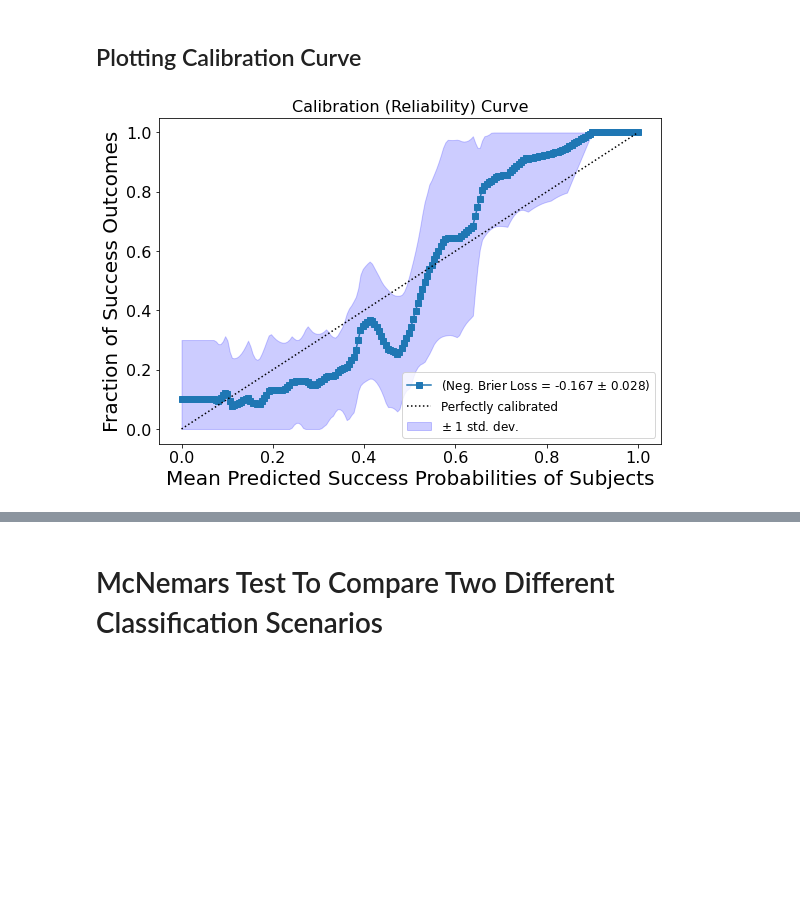
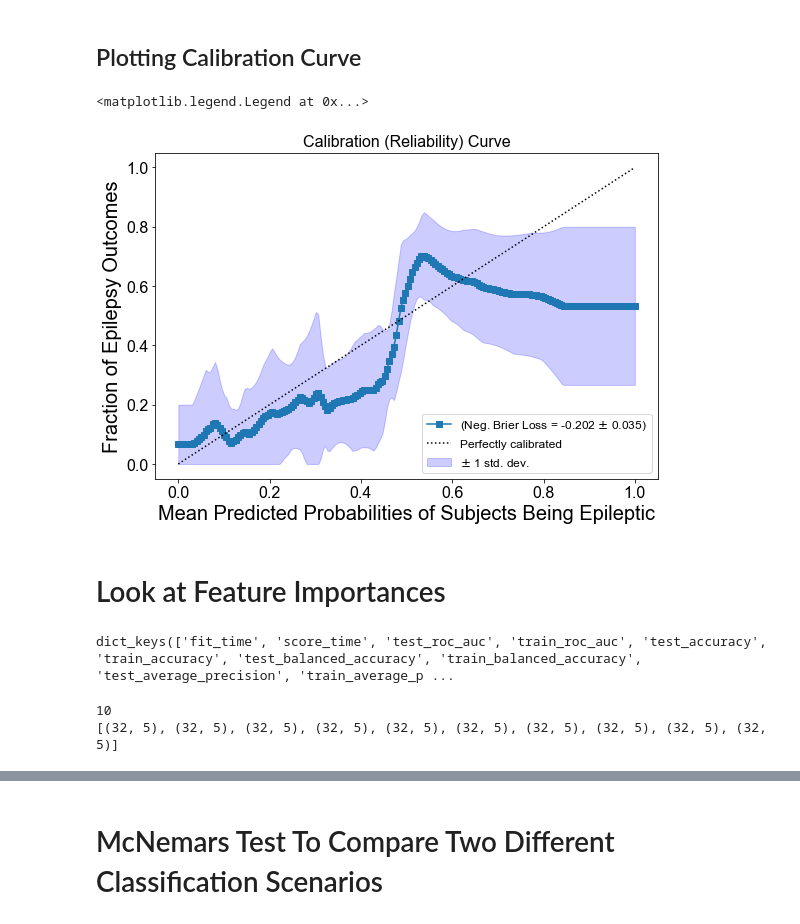
Before and after one commit to ncsl/episcalp, a Jupyter notebook: notebooks/cross_validation/plot_feature_exp_metrics.ipynb, the cells around one changed output, grey strips where cells are left out. Drawn from its saved outputs; the diff is of its cells as text; code cells hidden in the pictures; blank space fills up the shorter version.

```diff
--- a/notebooks/cross_validation/plot_feature_exp_metrics.ipynb
+++ b/notebooks/cross_validation/plot_feature_exp_metrics.ipynb
@@ -93,0 +125,9 @@ with open(fname.with_suffix(".json"), "r") as fp:
+# %%
+meta_df = pd.DataFrame()
+for root in [jhroot, jeffroot]:
+    df = pd.read_csv(os.path.join(root, "participants.tsv"), sep="\t")
+    meta_df = pd.concat((meta_df, df), axis=0)
+
+# meta_df = pd.concat(df_list, axis=0)
+
+display(meta_df.head())
@@ -238,7 +285,8 @@ fig.savefig(figure_dir / f"roc_curve_{exp_name}.pdf", bbox_inches="tight")
 # TODO: modify to fit the participants framework
 y_probas = []
 subj_list = []
-outcomes = []
+exp_conditions = []
+y_outcomes = []
 centers = []
 folds = []
 
@@ -246,10 +294,24 @@ for idx in range(n_splits):
     y_pred_proba = scores[f"{which_set}_y_pred_proba"][idx]
     cv_subjects = scores[f"{which_set}_subjects"][idx]
     for subject in cv_subjects:
-        outcome = meta_df[meta_df["patient_id"] == subject]["outcome"].values[0]
-        outcomes.append(outcome)
+        outcome = meta_df[meta_df["participant_id"] == f"sub-{subject}"][
+            "exp_condition"
+        ].values[0]
 
-        center = meta_df[meta_df["patient_id"] == subject]["clinical_center"].values[0]
+        # this should match the original
+        if outcome.startswith("epilepsy"):
+            y_outcome = "epilepsy"
+        else:
+            y_outcome = outcome
+        y_outcomes.append(y_outcome)
+        exp_conditions.append(outcome)
+
+        if subject.startswith("jhh"):
+            center = "JHH"
+        elif subject.starstwith("jeff"):
+            center = "Jefferson"
+        elif subject.startswith("upmc"):
+            center = "UPMC"
         centers.append(center)
 
     y_probas.extend(y_pred_proba)
@@ -354,34 +413,48 @@ mean_frac_pred_values = np.mean(frac_pred_vals, axis=0)
 ax.plot(
     mean_pred_values,
     mean_frac_pred_values,
     "s-",
     label=rf"(Neg. Brier Loss = {np.round(mean_brier,3)} $\pm$ {np.round(std_brier, 3)})",
 )
 
 # get upper and lower bound for tpr
 std_fpv = np.std(frac_pred_vals, axis=0)
 tprs_upper = np.minimum(mean_frac_pred_values + std_fpv, 1)
 tprs_lower = np.maximum(mean_frac_pred_values - std_fpv, 0)
 ax.fill_between(
     mean_pred_values,
     tprs_lower,
     tprs_upper,
     color=color,
     alpha=0.2,
     label=r"$\pm$ 1 std. dev.",
 )
 ax.plot([0, 1], [0, 1], "k:", label="Perfectly calibrated")
 
 
 ax.set(
-    ylabel="Fraction of Success Outcomes",
+    ylabel="Fraction of Epilepsy Outcomes",
     ylim=[-0.05, 1.05],
-    xlabel="Mean Predicted Success Probabilities of Subjects",
+    xlabel="Mean Predicted Probabilities of Subjects Being Epileptic",
     title="Calibration (Reliability) Curve",
 )
 
 ax.legend(loc="lower right", fontsize=12)
 
-fig.savefig(figure_dir / f"{exp_name}_calibration_curve.pdf", bbox_inches="tight")
+# fig.savefig(figure_dir / f"{exp_name}_calibration_curve.pdf", bbox_inches="tight")
 # %% [output]
+<matplotlib.legend.Legend at 0x...>
-[figure, old version]
+[figure, new version]
+# %% [markdown]
+# Look at Feature Importances
+# %%
+print(scores.keys())
+# %% [output]
+dict_keys(['fit_time', 'score_time', 'test_roc_auc', 'train_roc_auc', 'test_accuracy', 'train_accuracy', 'test_balanced_accuracy', 'train_balanced_accuracy', 'test_average_precision', 'train_average_p ...
+# %%
+importances = scores["test_importances"]
+print(len(importances))
+print([np.array(x).shape for x in importances])
+# %% [output]
+10
+[(32, 5), (32, 5), (32, 5), (32, 5), (32, 5), (32, 5), (32, 5), (32, 5), (32, 5), (32, 5)]
```
Also changed, not shown: parts of 14 cells of this notebook, 2 other files.
